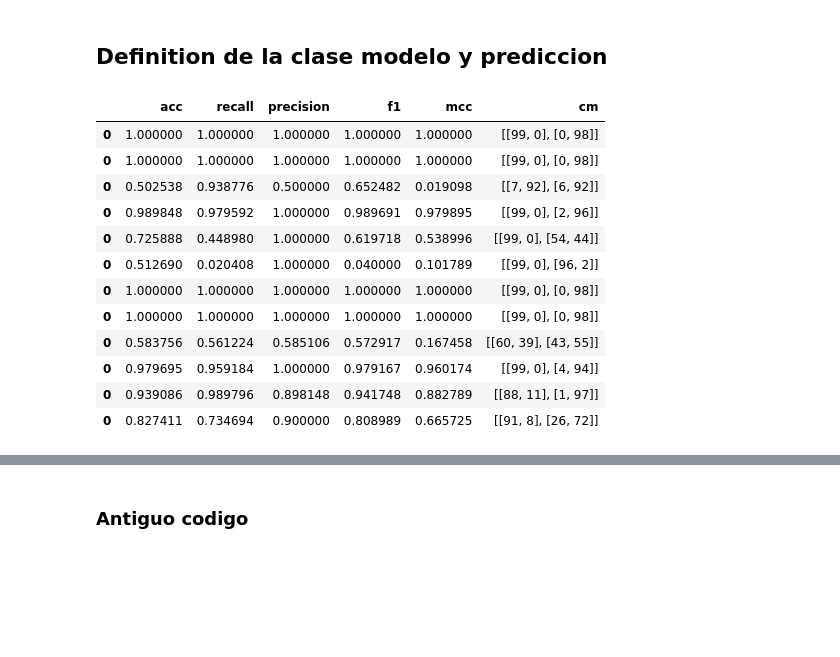
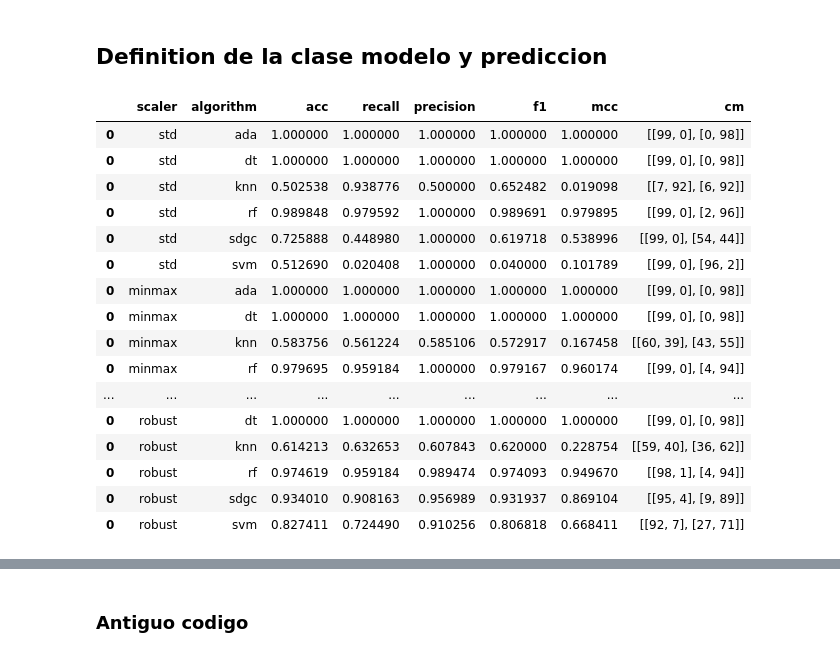
Before and after one commit to diegfernv/breast-cancer-classification, a Jupyter notebook: 4-Check_models.ipynb, the cells around one changed output, grey strips where cells are left out. Cells and saved outputs as stored; diff of their text form; code cells hidden in the pictures; blank space fills up the shorter version.

```diff
--- a/4-Check_models.ipynb
+++ b/4-Check_models.ipynb
@@ -77,6 +78,8 @@ Length: 692, dtype: object
 # %%
 class Models():
     def __init__(self, scaler_prefix: str, algorithm: str):
+        self.algorithm = algorithm
+        self.scaler = scaler_prefix
         self.scaler_instance = load(f"results/{scaler_prefix}_scaler.joblib")
         self.model_instance = load(f"results/{algorithm}_model_{scaler_prefix}.joblib")
 
@@ -85,6 +88,19 @@ class Models():
 
     def scale(self, data):
         self.data = self.scaler_instance.transform(data)
+
+    def cross_validate(self, X, y, cv):
+        return pd.DataFrame(
+            [[self.scaler,
+             self.algorithm,
+             cross_val_score(self.model_instance, X, y, cv=cv).mean()
+            ]], columns=["scaler", "algorithm", "cv"]
+        )
+
+    def cv_predict(self, X, y, cv):
+        self.predictions = cross_val_predict(self.model_instance, X, y, cv=cv)
+        return self.get_metrics(y)
+
 
     def get_metrics(self, y_true):
         acc_value = accuracy_score(y_pred=self.predictions, y_true=y_true)
@@ -95,11 +111,11 @@ class Models():
         cm = confusion_matrix(y_pred=self.predictions, y_true=y_true)
 
         return pd.DataFrame(
-            [[acc_value, recall_value, precision_value, f1_value, mcc_value, cm]],
-            columns=["acc", "recall", "precision", "f1", "mcc", "cm"]
+            [[self.scaler, self.algorithm, acc_value, recall_value, precision_value, f1_value, mcc_value, cm]],
+            columns=["scaler", "algorithm", "acc", "recall", "precision", "f1", "mcc", "cm"]
         )
 # %%
-scaler_names = ["std", "minmax"]
+scaler_names = ["std", "minmax", "robust"]
 algorithm_names = ["ada", "dt", "knn", "rf", "sdgc", "svm"]
 # %%
 models = []
@@ -118,24 +134,28 @@ for model in models:
     model.scale(val_data)
     model.predict()
 # %%
-metrics_df = pd.DataFrame(columns=["acc", "recall", "precision", "f1", "mcc", "cm"])
+metrics_df = pd.DataFrame(columns=["scaler", "algorithm","acc", "recall", "precision", "f1", "mcc", "cm"])
 for model in models:
     metrics_df = pd.concat([metrics_df, model.get_metrics(y_val)])
 metrics_df
 # %% [output]
-|  | acc | recall | precision | f1 | mcc | cm |
-| 0 | 1.000000 | 1.000000 | 1.000000 | 1.000000 | 1.000000 | [[99, 0], [0, 98]] |
-| 0 | 1.000000 | 1.000000 | 1.000000 | 1.000000 | 1.000000 | [[99, 0], [0, 98]] |
-| 0 | 0.502538 | 0.938776 | 0.500000 | 0.652482 | 0.019098 | [[7, 92], [6, 92]] |
-| 0 | 0.989848 | 0.979592 | 1.000000 | 0.989691 | 0.979895 | [[99, 0], [2, 96]] |
-| 0 | 0.725888 | 0.448980 | 1.000000 | 0.619718 | 0.538996 | [[99, 0], [54, 44]] |
-| 0 | 0.512690 | 0.020408 | 1.000000 | 0.040000 | 0.101789 | [[99, 0], [96, 2]] |
-| 0 | 1.000000 | 1.000000 | 1.000000 | 1.000000 | 1.000000 | [[99, 0], [0, 98]] |
-| 0 | 1.000000 | 1.000000 | 1.000000 | 1.000000 | 1.000000 | [[99, 0], [0, 98]] |
-| 0 | 0.583756 | 0.561224 | 0.585106 | 0.572917 | 0.167458 | [[60, 39], [43, 55]] |
-| 0 | 0.979695 | 0.959184 | 1.000000 | 0.979167 | 0.960174 | [[99, 0], [4, 94]] |
-| 0 | 0.939086 | 0.989796 | 0.898148 | 0.941748 | 0.882789 | [[88, 11], [1, 97]] |
-| 0 | 0.827411 | 0.734694 | 0.900000 | 0.808989 | 0.665725 | [[91, 8], [26, 72]] |
+|  | scaler | algorithm | acc | recall | precision | f1 | mcc | cm |
+| 0 | std | ada | 1.000000 | 1.000000 | 1.000000 | 1.000000 | 1.000000 | [[99, 0], [0, 98]] |
+| 0 | std | dt | 1.000000 | 1.000000 | 1.000000 | 1.000000 | 1.000000 | [[99, 0], [0, 98]] |
+| 0 | std | knn | 0.502538 | 0.938776 | 0.500000 | 0.652482 | 0.019098 | [[7, 92], [6, 92]] |
+| 0 | std | rf | 0.989848 | 0.979592 | 1.000000 | 0.989691 | 0.979895 | [[99, 0], [2, 96]] |
+| 0 | std | sdgc | 0.725888 | 0.448980 | 1.000000 | 0.619718 | 0.538996 | [[99, 0], [54, 44]] |
+| 0 | std | svm | 0.512690 | 0.020408 | 1.000000 | 0.040000 | 0.101789 | [[99, 0], [96, 2]] |
+| 0 | minmax | ada | 1.000000 | 1.000000 | 1.000000 | 1.000000 | 1.000000 | [[99, 0], [0, 98]] |
+| 0 | minmax | dt | 1.000000 | 1.000000 | 1.000000 | 1.000000 | 1.000000 | [[99, 0], [0, 98]] |
+| 0 | minmax | knn | 0.583756 | 0.561224 | 0.585106 | 0.572917 | 0.167458 | [[60, 39], [43, 55]] |
+| 0 | minmax | rf | 0.979695 | 0.959184 | 1.000000 | 0.979167 | 0.960174 | [[99, 0], [4, 94]] |
+| ... | ... | ... | ... | ... | ... | ... | ... | ... |
+| 0 | robust | dt | 1.000000 | 1.000000 | 1.000000 | 1.000000 | 1.000000 | [[99, 0], [0, 98]] |
+| 0 | robust | knn | 0.614213 | 0.632653 | 0.607843 | 0.620000 | 0.228754 | [[59, 40], [36, 62]] |
+| 0 | robust | rf | 0.974619 | 0.959184 | 0.989474 | 0.974093 | 0.949670 | [[98, 1], [4, 94]] |
+| 0 | robust | sdgc | 0.934010 | 0.908163 | 0.956989 | 0.931937 | 0.869104 | [[95, 4], [9, 89]] |
+| 0 | robust | svm | 0.827411 | 0.724490 | 0.910256 | 0.806818 | 0.668411 | [[92, 7], [27, 71]] |
 # %%
 for model in models:
     model.scale(test_data)
```
Also changed, not shown: parts of 6 cells of this notebook.
